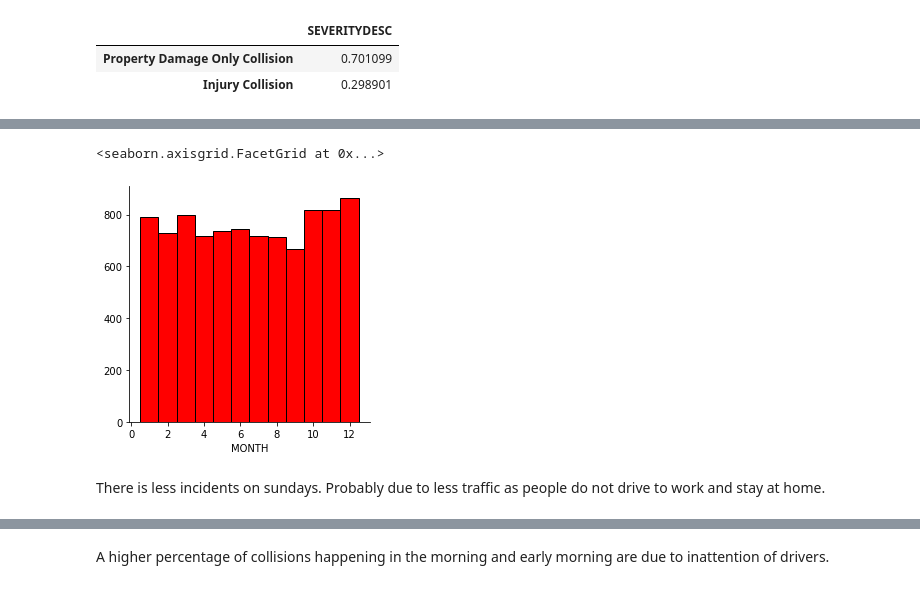
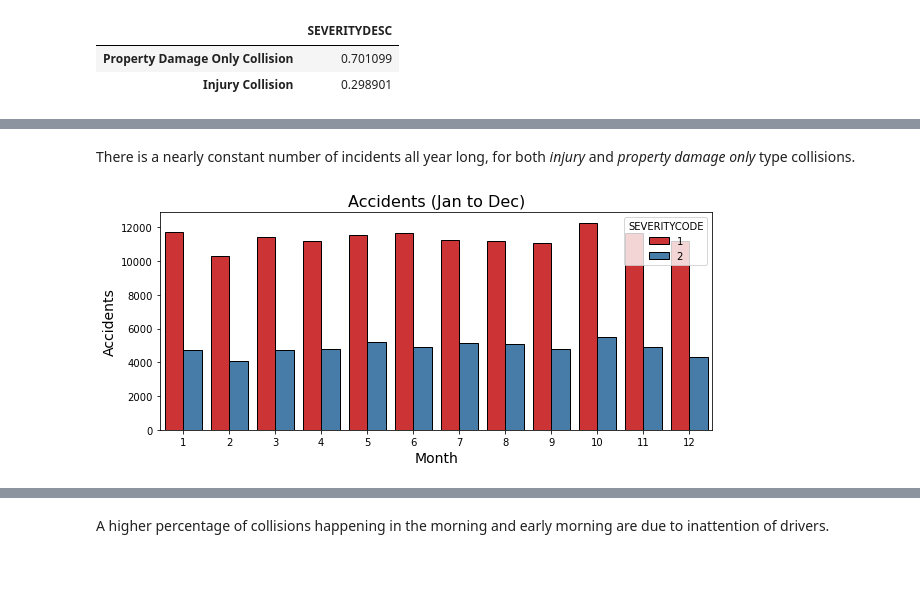
Before and after one commit to KadirMourat/Car-accident-severity, a Jupyter notebook: Report.ipynb, the cells around one changed output, grey strips where cells are left out. Drawn from its saved outputs; the diff is of its cells as text; code cells hidden in the pictures.

```diff
--- a/Report.ipynb
+++ b/Report.ipynb
@@ -77,11 +82,11 @@ There are more incidents under influence during winter season.
-# %%
-df['UNDERINFL'] = df['UNDERINFL'].replace('Y', 1).replace('1', 1).replace('0', 0).replace('N', 0)
-
-bins = np.linspace(df['MONTH'].min()-0.5, df['MONTH'].max()+0.5, 13)
-g = sns.FacetGrid(df[df['UNDERINFL']==1], hue='UNDERINFL', height=4)
-g.map(plt.hist, 'MONTH', bins=bins, color='r', ec="k")
-# %% [output]
-<seaborn.axisgrid.FacetGrid at 0x...>
-[figure, removed]
-# %% [markdown]
-There is less incidents on sundays. Probably due to less traffic as people do not drive to work and stay at home.
+# %% [markdown]
+There is a nearly constant number of incidents all year long, for both *injury* and *property damage only* type collisions.
+# %%
+fig, ax = plt.subplots(figsize=(9.9,4))
+sns.countplot(x='MONTH', hue='SEVERITYCODE', data=df, palette='Set1', ec='k', ax=ax)
+plt.title('Accidents (Jan to Dec)', fontsize=16)
+ax.set_xlabel('Month', fontsize=14)
+ax.set_ylabel('Accidents', fontsize=14)
+plt.show()
+# %% [output]
+[figure, added]
```
Also changed, not shown: parts of 104 cells of this notebook.
